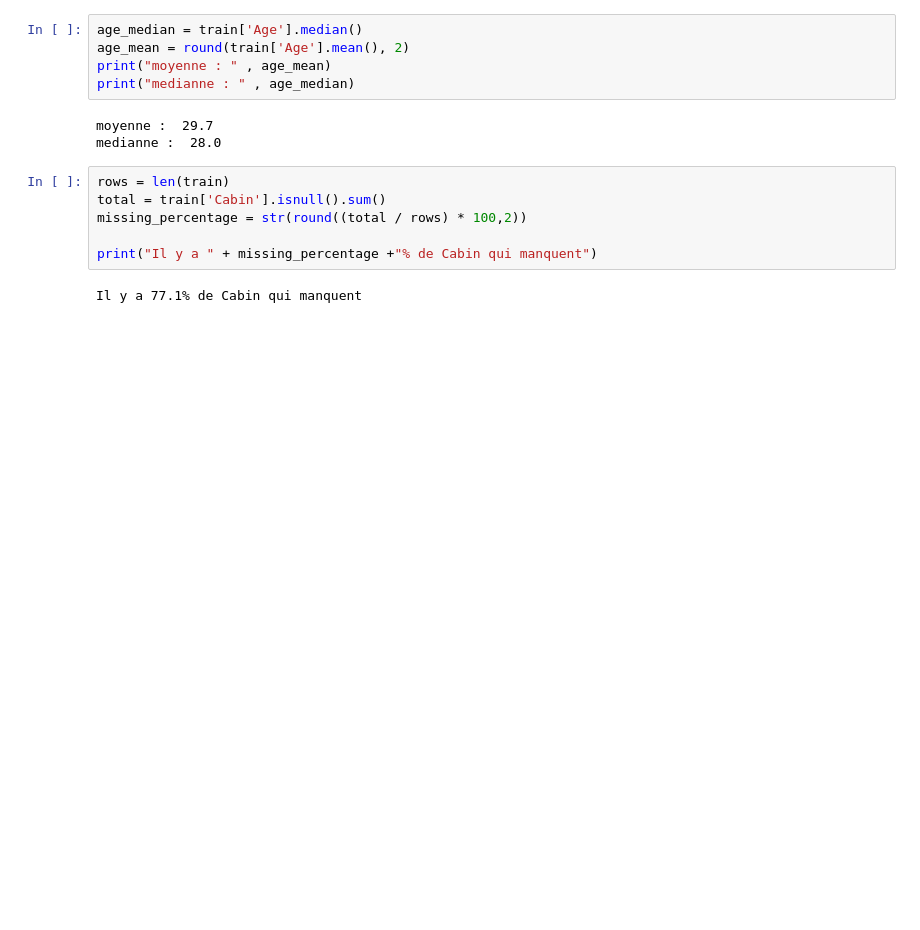
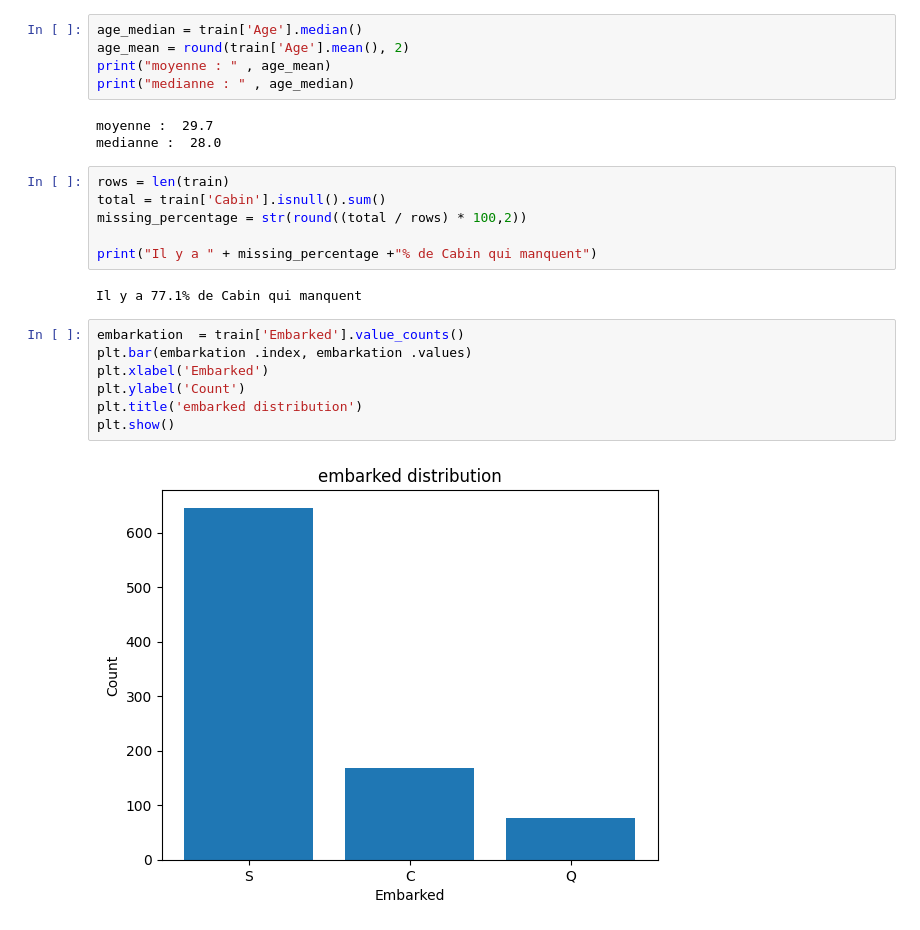
Before and after one commit to kalmuroth/lb-cml, a Jupyter notebook: lb_cml.ipynb, the cells around one changed output. Saved outputs shown, nothing was run; the diff lists cells and outputs as text; blank space fills up the shorter version.

```diff
--- a/lb_cml.ipynb
+++ b/lb_cml.ipynb
@@ -371,3 +371,12 @@ missing_percentage = str(round((total / rows) * 100,2))
 print("Il y a " + missing_percentage +"% de Cabin qui manquent")
 # %% [output]
 Il y a 77.1% de Cabin qui manquent
+# %%
+embarkation  = train['Embarked'].value_counts()
+plt.bar(embarkation .index, embarkation .values)
+plt.xlabel('Embarked')
+plt.ylabel('Count')
+plt.title('embarked distribution')
+plt.show()
+# %% [output]
+[figure, added]
```
Also changed, not shown: parts of 17 cells of this notebook.
